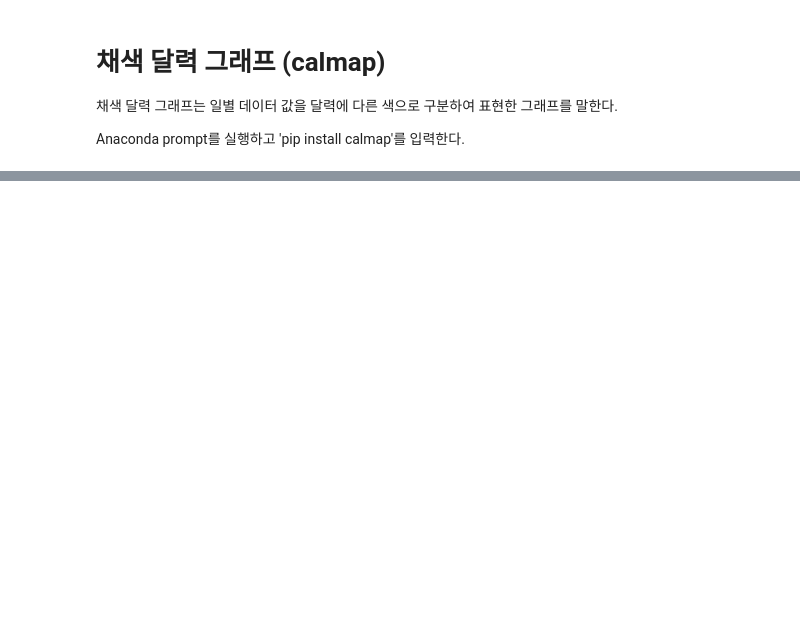
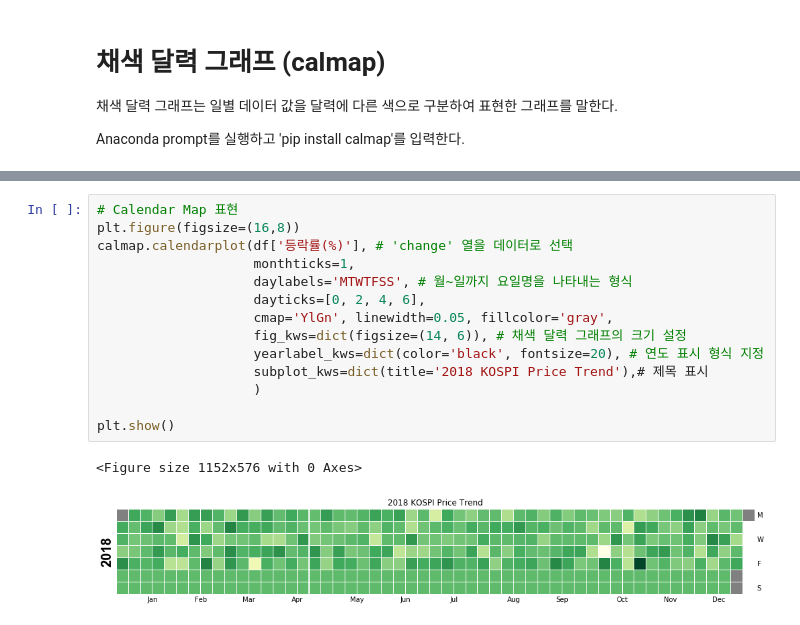
Before and after one commit to Castlegus/python-machine-learning-pandas-data-analysis, a Jupyter notebook: 6. part 4 시각화, part5 시계열데이터/다양한 시각화.ipynb, the cells around one changed output, grey strips where cells are left out. Drawn from its saved outputs; the diff is of its cells as text; blank space fills up the shorter version.

```diff
--- a/6. part 4 시각화, part5 시계열데이터/다양한 시각화.ipynb
+++ b/6. part 4 시각화, part5 시계열데이터/다양한 시각화.ipynb
@@ -214,0 +259,17 @@ plt.show()
+# %%
+# Calendar Map 표현
+plt.figure(figsize=(16,8))
+calmap.calendarplot(df['등락률(%)'], # 'change' 열을 데이터로 선택
+                    monthticks=1,
+                    daylabels='MTWTFSS', # 월~일까지 요일명을 나타내는 형식
+                    dayticks=[0, 2, 4, 6],
+                    cmap='YlGn', linewidth=0.05, fillcolor='gray',
+                    fig_kws=dict(figsize=(14, 6)), # 채색 달력 그래프의 크기 설정
+                    yearlabel_kws=dict(color='black', fontsize=20), # 연도 표시 형식 지정
+                    subplot_kws=dict(title='2018 KOSPI Price Trend'),# 제목 표시
+                    )
+
+plt.show()
+# %% [output]
+<Figure size 1152x576 with 0 Axes>
+[figure, added]
```
Also changed, not shown: parts of 20 cells of this notebook.
